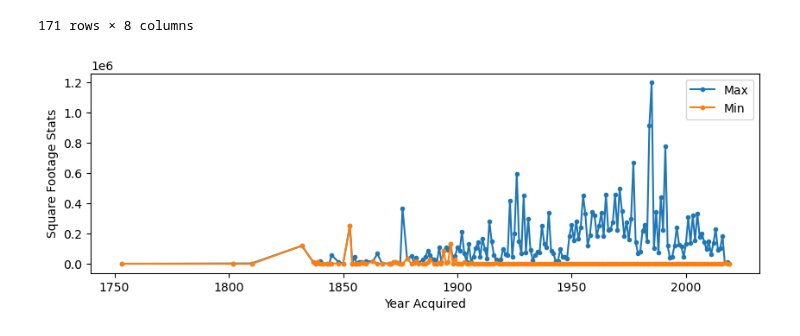
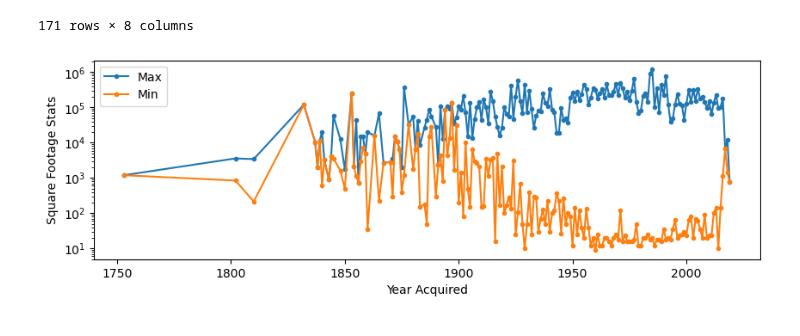
Before and after one commit to UIUC-iSchool-DataViz/is445_oauoag_fall2022, a Jupyter notebook: week12/inClass_week12.ipynb, the cells around one changed output. Cells and saved outputs as stored; diff of their text form; code cells hidden in the pictures.

```diff
--- a/week12/inClass_week12.ipynb
+++ b/week12/inClass_week12.ipynb
@@ -174,10 +174,11 @@ stats
 # %%
 fig, ax = plt.subplots(figsize=(10,3))
 ax.plot(stats['max'], marker='.', label='Max')
 ax.plot(stats['min'], marker='.', label='Min')
 ax.set_xlabel('Year Acquired')
 ax.set_ylabel('Square Footage Stats')
+ax.set_yscale('log')
 ax.legend()
 plt.show()
 # %% [output]
-[figure, old version]
+[figure, new version]
```
